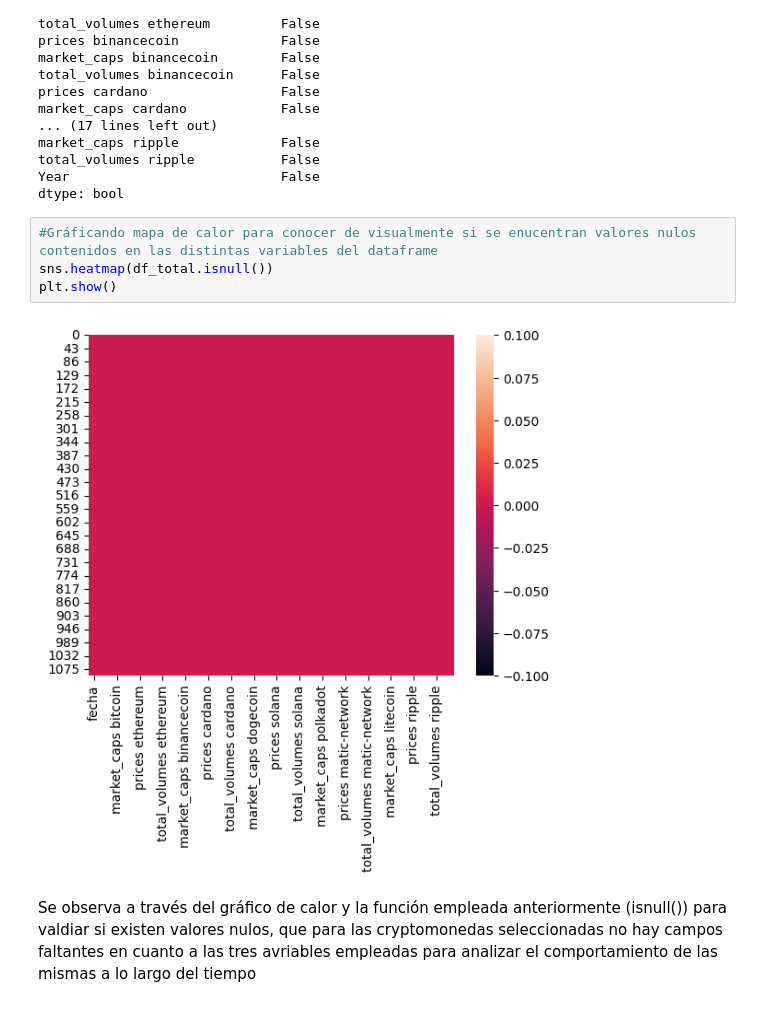
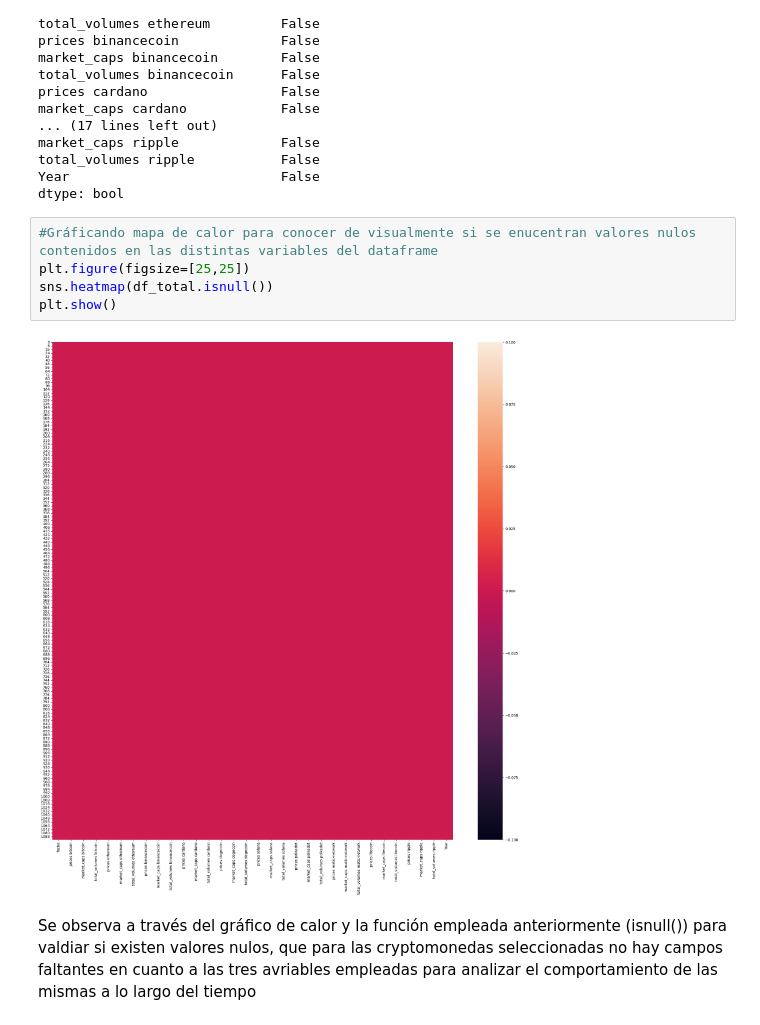
Before and after one commit to MayrenS95/PII_Cryptocurrency_Market_Data_Analytics, a Jupyter notebook: PROYECTO_II.IPYNB, the cells around one changed output. Drawn from its saved outputs; the diff is of its cells as text.

```diff
--- a/PROYECTO_II.IPYNB
+++ b/PROYECTO_II.IPYNB
@@ -164,10 +164,11 @@ Year                           False
 dtype: bool
 # %%
 #Gráficando mapa de calor para conocer de visualmente si se enucentran valores nulos contenidos en las distintas variables del dataframe
+plt.figure(figsize=[25,25])
 sns.heatmap(df_total.isnull())
 plt.show()
 # %% [output]
-[figure, old version]
+[figure, new version]
 # %% [markdown]
 Se observa a través del gráfico de calor y la función empleada anteriormente (isnull()) para valdiar si existen valores nulos, que para las cryptomonedas seleccionadas no hay campos faltantes en cuanto a las tres avriables empleadas para analizar el comportamiento de las mismas a lo largo del tiempo
 # %%
```
